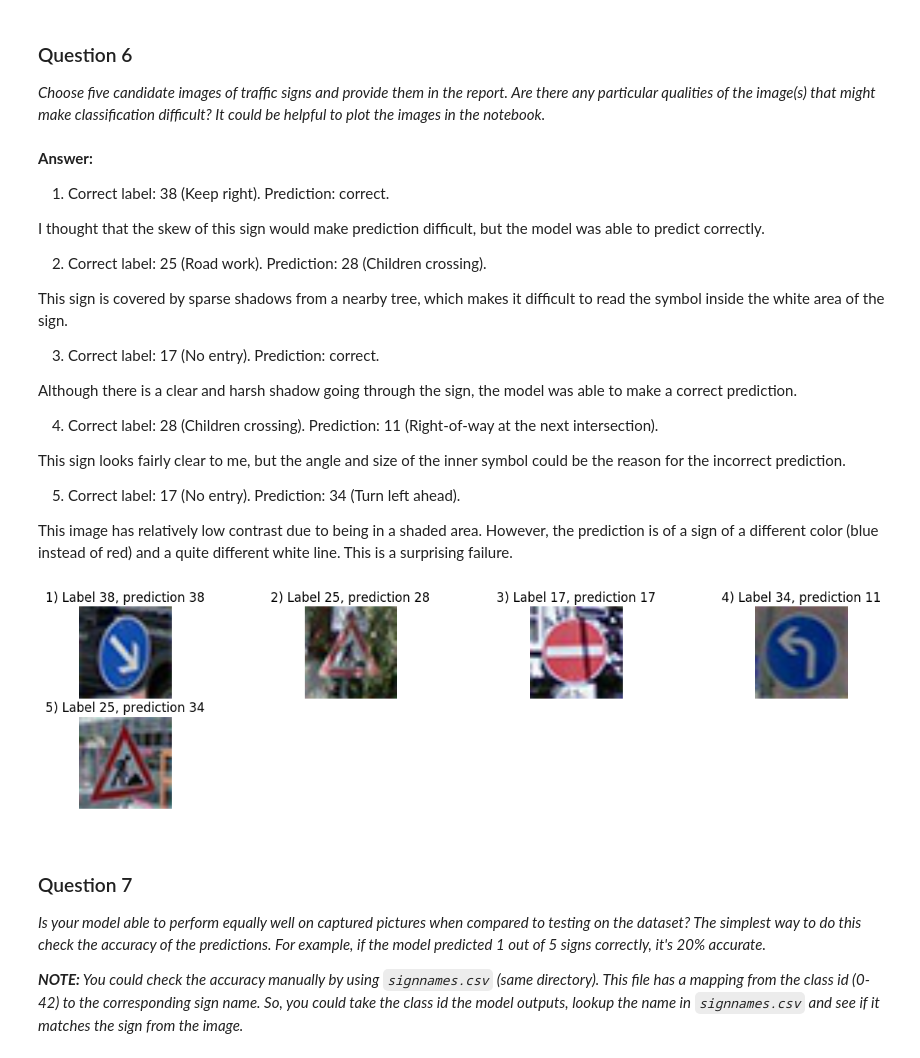
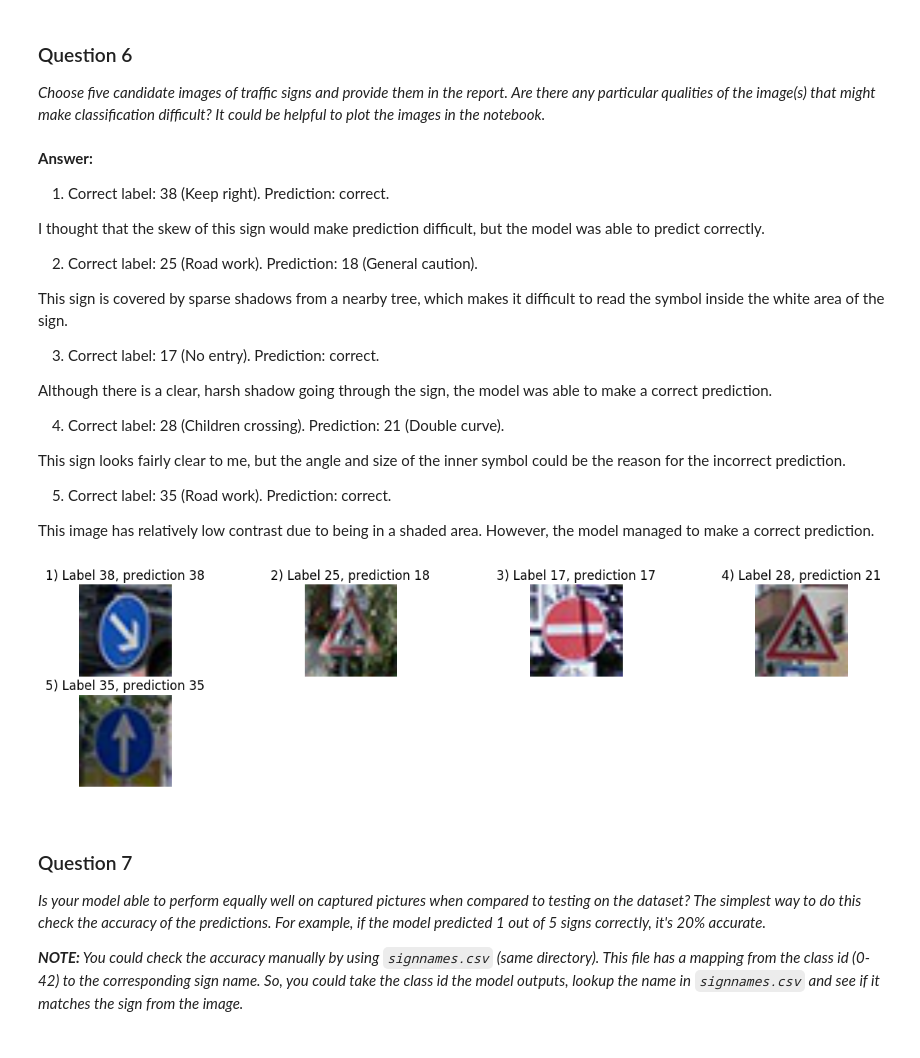
Before and after one commit to SlimTim10/CarND-Traffic-Sign-Classifier-Project, a Jupyter notebook: Traffic_Sign_Classifier.ipynb, the cells around one changed output. Saved outputs shown, nothing was run; the diff lists cells and outputs as text; code cells hidden in the pictures.

```diff
--- a/Traffic_Sign_Classifier.ipynb
+++ b/Traffic_Sign_Classifier.ipynb
@@ -617,44 +615,47 @@ _Choose five candidate images of traffic signs and provide them in the report. A
 
 I thought that the skew of this sign would make prediction difficult, but the model was able to predict correctly.
 
-2) Correct label: 25 (Road work). Prediction: 28 (Children crossing).
+2) Correct label: 25 (Road work). Prediction: 18 (General caution).
 
 This sign is covered by sparse shadows from a nearby tree, which makes it difficult to read the symbol inside the white area of the sign.
 
 3) Correct label: 17 (No entry). Prediction: correct.
 
-Although there is a clear and harsh shadow going through the sign, the model was able to make a correct prediction.
+Although there is a clear, harsh shadow going through the sign, the model was able to make a correct prediction.
 
-4) Correct label: 28 (Children crossing). Prediction: 11 (Right-of-way at the next intersection).
+4) Correct label: 28 (Children crossing). Prediction: 21 (Double curve).
 
 This sign looks fairly clear to me, but the angle and size of the inner symbol could be the reason for the incorrect prediction.
 
-5) Correct label: 17 (No entry). Prediction: 34 (Turn left ahead).
+5) Correct label: 35 (Road work). Prediction: correct.
 
-This image has relatively low contrast due to being in a shaded area. However, the prediction is of a sign of a different color (blue instead of red) and a quite different white line. This is a surprising failure.
+This image has relatively low contrast due to being in a shaded area. However, the model managed to make a correct prediction.
 # %%
 ### Run the predictions here.
 ### Feel free to use as many code cells as needed.
 
-X_test = [images[0], images[1], images[2], images[8], images[9]]
-y_test = np.array([labels[0], labels[1], labels[2], labels[8], labels[9]])
+images_subset = [images[0], images[1], images[2], images[8], images[12]]
+labels_subset = [labels[0], labels[1], labels[2], labels[8], labels[12]]
+
+X_test = images_subset
+y_test = np.array(labels_subset)
 with tf.Session() as sess:
     saver.restore(sess, tf.train.latest_checkpoint('.'))
 
     predictions = predict(X_test, y_test)
 
     # Plot images with correct labels and predictions
     plt.figure(1, figsize=(15, 15))
     subplot_num = 1
-    for image, label, pred in zip(images, labels, predictions):
+    for image, label, pred in zip(images_subset, labels_subset, predictions):
         plt.subplot(8, 4, subplot_num)
         plt.axis('off')
         plt.title("{2}) Label {0}, prediction {1}".format(label, pred, subplot_num))
         subplot_num += 1
         plt.imshow(image)
     plt.show()
 # %% [output]
-[figure, old version]
+[figure, new version]
 # %% [markdown]
 ### Question 7
 
```
Also changed, not shown: parts of 10 cells of this notebook, 1 other file.
